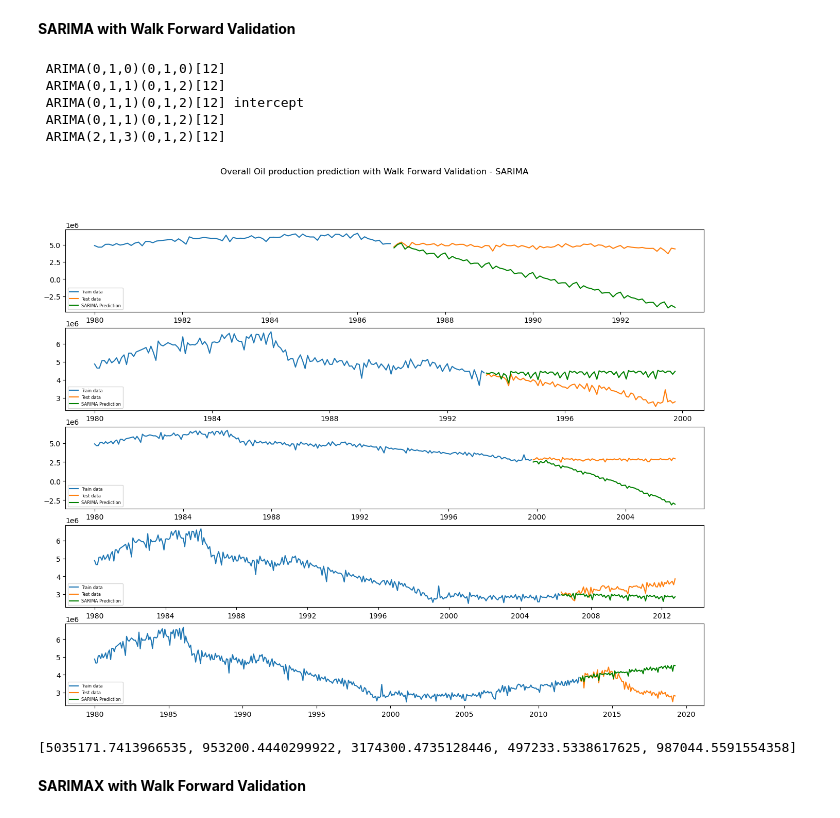
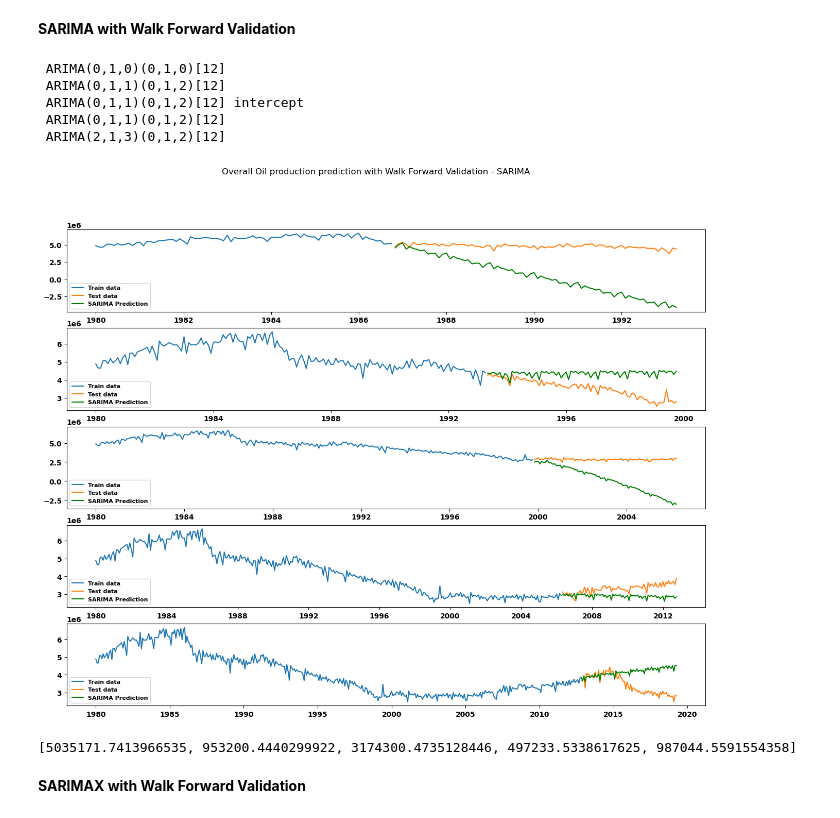
Before and after one commit to Energy-DVA/energy, a Jupyter notebook: _1_analysis/tsa_oil_prod.ipynb, the cells around one changed output. Drawn from its saved outputs; the diff is of its cells as text; code cells hidden in the pictures.

Commit message:
updated some more legends

```diff
--- a/_1_analysis/tsa_oil_prod.ipynb
+++ b/_1_analysis/tsa_oil_prod.ipynb
@@ -629,7 +630,13 @@ Testing Observations: 78
 **SARIMA with Walk Forward Validation**
 # %%
 
+plt.rcParams["font.weight"] = "bold"
+plt.rcParams['axes.labelweight']='bold'
+plt.rcParams['axes.titleweight']='bold'
+plt.rcParams['axes.labelcolor'] = "Green"
+plt.rcParams['axes.titlecolor'] = "Green"
 plt.figure(1)
+
 index = 1
 
 rmse_sarima_cv = []
@@ -648,35 +655,35 @@ for train_index, test_index in tscv.split(xtrain):
 	print(model_sarima_cv)
 
 	fitted_cv, confint_cv = model_sarima_cv.predict(test_cv['MONTHLY_OIL_PROD'].shape[0], return_conf_int=True, alpha=0.05)
 	lower_conf_cv = pd.Series(confint_cv[:, 0], index=fitted_cv.index)
 	upper_conf_cv = pd.Series(confint_cv[:, 1], index=fitted_cv.index)
 
 
 	rmse_sarima_cv.append(np.sqrt(mean_squared_error(fitted_cv, test_cv['MONTHLY_OIL_PROD'])))
 
 
 	plt.subplot(510 + index)
 	plt.plot(train_cv['MONTHLY_OIL_PROD'], label='Train data')
 	plt.plot(test_cv['MONTHLY_OIL_PROD'], label='Test data')
 	plt.plot(pd.Series(fitted_cv), color='green', label='SARIMA Prediction')
 	#plt.plot(lower_conf_cv, color='blue', label='SARIMA 95% Lower Confidence Level')
 	#plt.plot(upper_conf_cv, color='blue', label='SARIMA 95% Upper Confidence Level')
-	plt.legend(loc='lower left', fontsize=6)
+	plt.legend(loc='lower left', fontsize=8)
 
 	index += 1
 
 plt.suptitle('Overall Oil production prediction with Walk Forward Validation - SARIMA')
 plt.show()
 
 
 print(rmse_sarima_cv)
 # %% [output]
  ARIMA(0,1,0)(0,1,0)[12]
  ARIMA(0,1,1)(0,1,2)[12]
  ARIMA(0,1,1)(0,1,2)[12] intercept
  ARIMA(0,1,1)(0,1,2)[12]
  ARIMA(2,1,3)(0,1,2)[12]
-[figure, old version]
+[figure, new version]
 [5035171.7413966535, 953200.4440299922, 3174300.4735128446, 497233.5338617625, 987044.5591554358]
 # %% [markdown]
 **SARIMAX with Walk Forward Validation**
```
Also changed, not shown: parts of 13 cells of this notebook.
